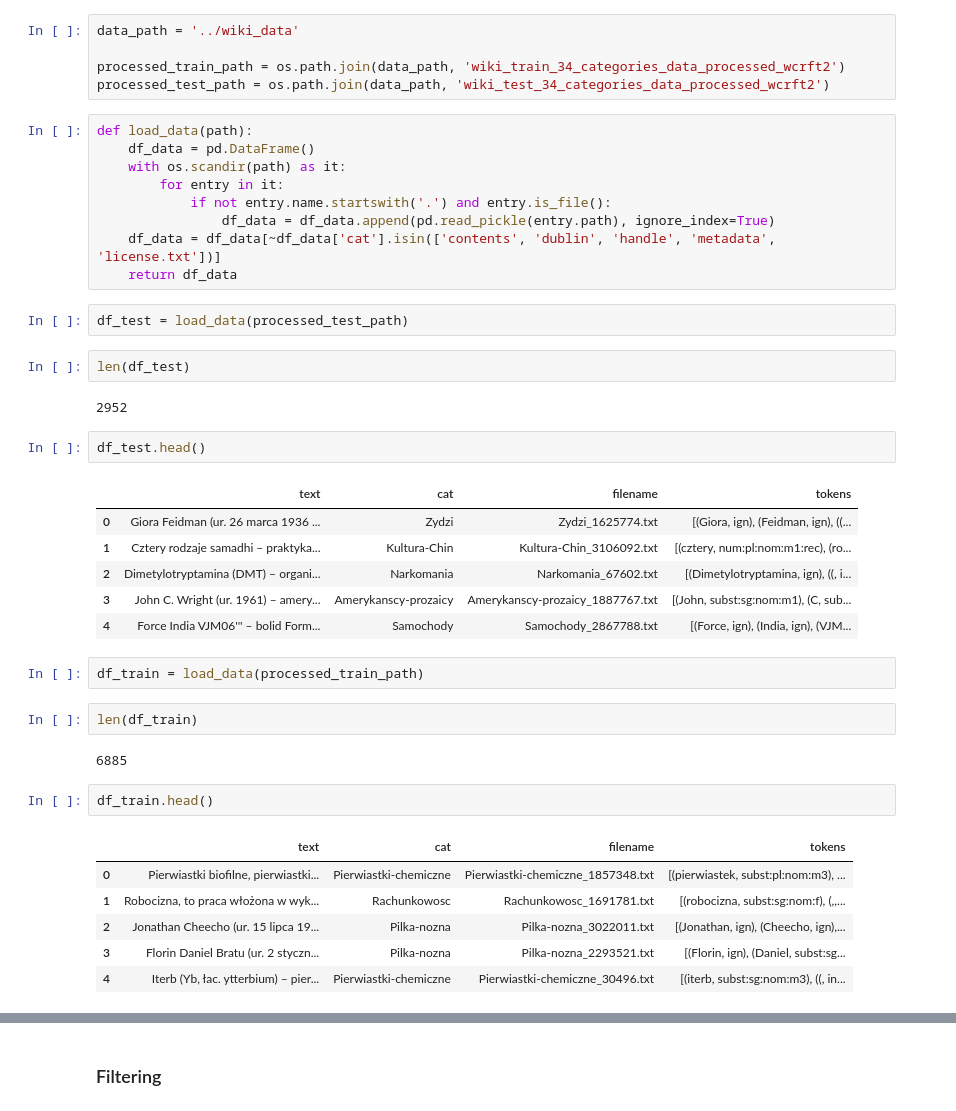
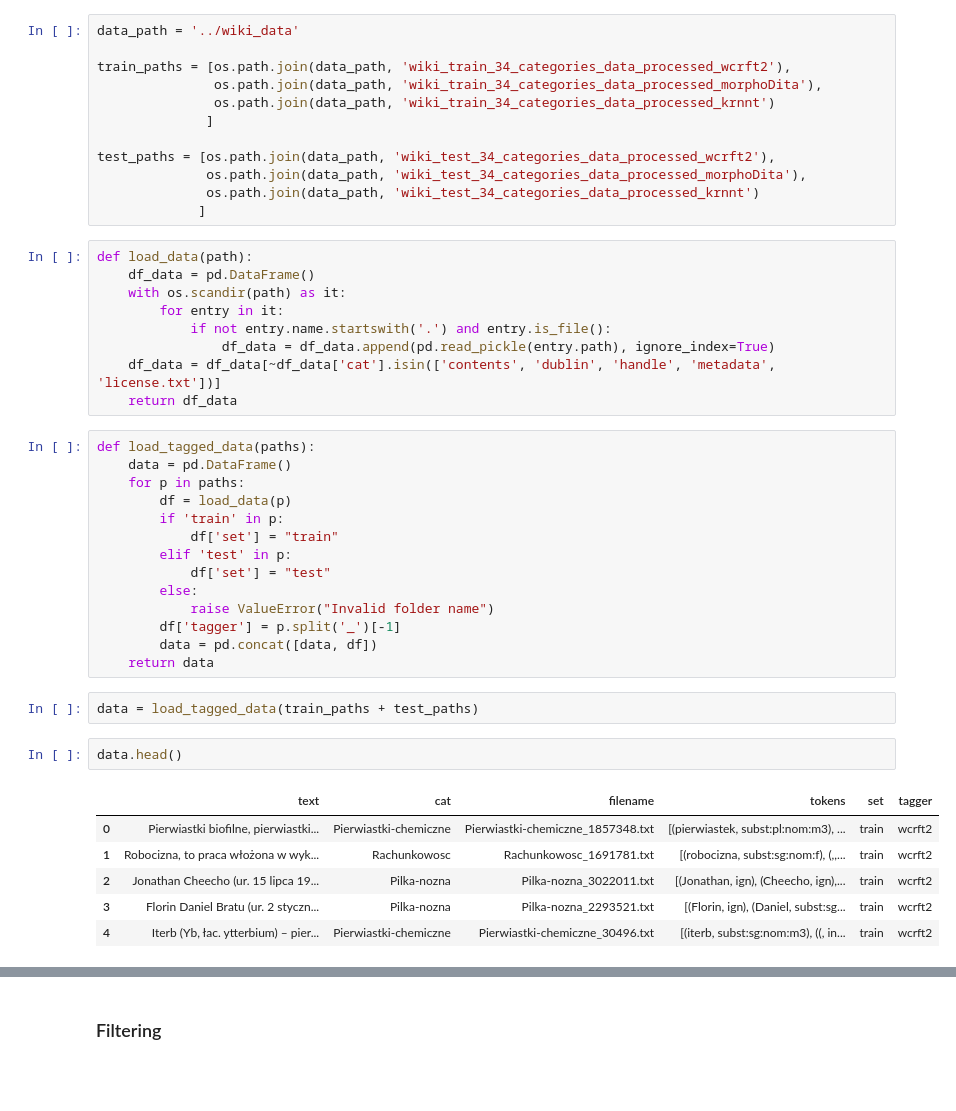
Before and after one commit to pkolebski/NLA, a Jupyter notebook: NLA/notebooks/wiki-text-classification.ipynb, the cells around one changed output, grey strips where cells are left out. Cells and saved outputs as stored; diff of their text form; blank space fills up the shorter version.

```diff
--- a/NLA/notebooks/wiki-text-classification.ipynb
+++ b/NLA/notebooks/wiki-text-classification.ipynb
@@ -18,8 +18,15 @@ Token = namedtuple('Token', ['text', 'tag'])
 # %%
 data_path = '../wiki_data'
 
-processed_train_path = os.path.join(data_path, 'wiki_train_34_categories_data_processed_wcrft2')
-processed_test_path = os.path.join(data_path, 'wiki_test_34_categories_data_processed_wcrft2')
+train_paths = [os.path.join(data_path, 'wiki_train_34_categories_data_processed_wcrft2'),
+               os.path.join(data_path, 'wiki_train_34_categories_data_processed_morphoDita'),
+               os.path.join(data_path, 'wiki_train_34_categories_data_processed_krnnt')
+              ]
+
+test_paths = [os.path.join(data_path, 'wiki_test_34_categories_data_processed_wcrft2'),
+              os.path.join(data_path, 'wiki_test_34_categories_data_processed_morphoDita'),
+              os.path.join(data_path, 'wiki_test_34_categories_data_processed_krnnt')
+             ]
 # %%
 def load_data(path):
     df_data = pd.DataFrame()
@@ -29,33 +36,28 @@ def load_data(path):
                 df_data = df_data.append(pd.read_pickle(entry.path), ignore_index=True)
     df_data = df_data[~df_data['cat'].isin(['contents', 'dublin', 'handle', 'metadata', 'license.txt'])]
     return df_data
-# %%
-df_test = load_data(processed_test_path)
-# %%
-len(df_test)
-# %% [output]
-2952
+# %%
+def load_tagged_data(paths):
+    data = pd.DataFrame()
+    for p in paths:
+        df = load_data(p)
+        if 'train' in p:
+            df['set'] = "train"
+        elif 'test' in p:
+            df['set'] = "test"
+        else:
+            raise ValueError("Invalid folder name")
+        df['tagger'] = p.split('_')[-1]
+        data = pd.concat([data, df])
+    return data
+# %%
+data = load_tagged_data(train_paths + test_paths)
 # %%
-df_test.head()
+data.head()
 # %% [output]
-|  | text | cat | filename | tokens |
-| 0 | Giora Feidman (ur. 26 marca 1936 ... | Zydzi | Zydzi_1625774.txt | [(Giora, ign), (Feidman, ign), ((... |
-| 1 | Cztery rodzaje samadhi – praktyka... | Kultura-Chin | Kultura-Chin_3106092.txt | [(cztery, num:pl:nom:m1:rec), (ro... |
-| 2 | Dimetylotryptamina (DMT) – organi... | Narkomania | Narkomania_67602.txt | [(Dimetylotryptamina, ign), ((, i... |
-| 3 | John C. Wright (ur. 1961) – amery... | Amerykanscy-prozaicy | Amerykanscy-prozaicy_1887767.txt | [(John, subst:sg:nom:m1), (C, sub... |
-| 4 | Force India VJM06''' – bolid Form... | Samochody | Samochody_2867788.txt | [(Force, ign), (India, ign), (VJM... |
+|  | text | cat | filename | tokens | set | tagger |
+| 0 | Pierwiastki biofilne, pierwiastki... | Pierwiastki-chemiczne | Pierwiastki-chemiczne_1857348.txt | [(pierwiastek, subst:pl:nom:m3), ... | train | wcrft2 |
+| 1 | Robocizna, to praca włożona w wyk... | Rachunkowosc | Rachunkowosc_1691781.txt | [(robocizna, subst:sg:nom:f), (,,... | train | wcrft2 |
+| 2 | Jonathan Cheecho (ur. 15 lipca 19... | Pilka-nozna | Pilka-nozna_3022011.txt | [(Jonathan, ign), (Cheecho, ign),... | train | wcrft2 |
+| 3 | Florin Daniel Bratu (ur. 2 styczn... | Pilka-nozna | Pilka-nozna_2293521.txt | [(Florin, ign), (Daniel, subst:sg... | train | wcrft2 |
+| 4 | Iterb (Yb, łac. ytterbium) – pier... | Pierwiastki-chemiczne | Pierwiastki-chemiczne_30496.txt | [(iterb, subst:sg:nom:m3), ((, in... | train | wcrft2 |
-# %%
-df_train = load_data(processed_train_path)
-# %%
-len(df_train)
-# %% [output]
-6885
-# %%
-df_train.head()
-# %% [output]
-|  | text | cat | filename | tokens |
-| 0 | Pierwiastki biofilne, pierwiastki... | Pierwiastki-chemiczne | Pierwiastki-chemiczne_1857348.txt | [(pierwiastek, subst:pl:nom:m3), ... |
-| 1 | Robocizna, to praca włożona w wyk... | Rachunkowosc | Rachunkowosc_1691781.txt | [(robocizna, subst:sg:nom:f), (,,... |
-| 2 | Jonathan Cheecho (ur. 15 lipca 19... | Pilka-nozna | Pilka-nozna_3022011.txt | [(Jonathan, ign), (Cheecho, ign),... |
-| 3 | Florin Daniel Bratu (ur. 2 styczn... | Pilka-nozna | Pilka-nozna_2293521.txt | [(Florin, ign), (Daniel, subst:sg... |
-| 4 | Iterb (Yb, łac. ytterbium) – pier... | Pierwiastki-chemiczne | Pierwiastki-chemiczne_30496.txt | [(iterb, subst:sg:nom:m3), ((, in... |
```
Also changed, not shown: parts of 34 cells of this notebook.
